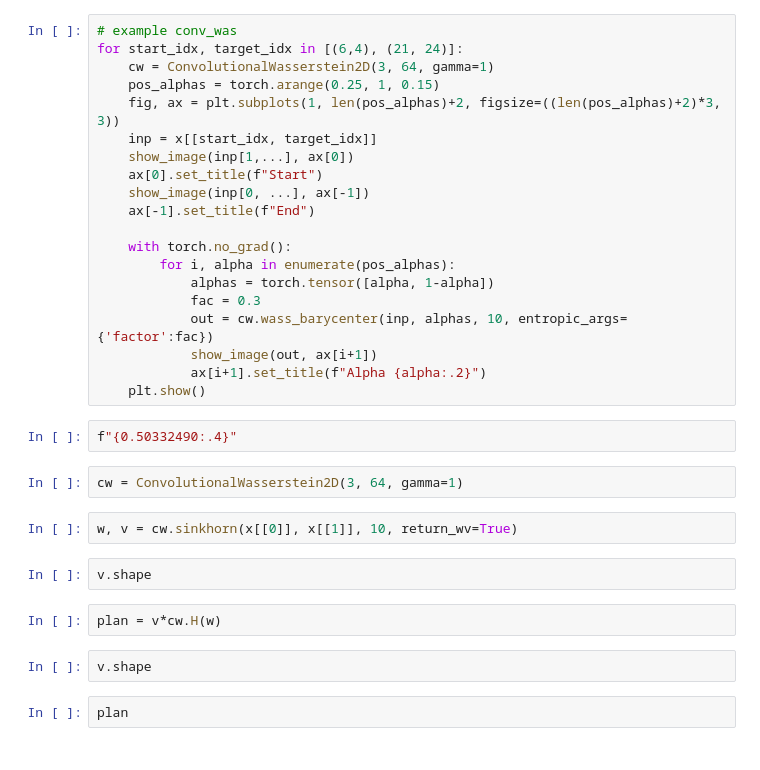
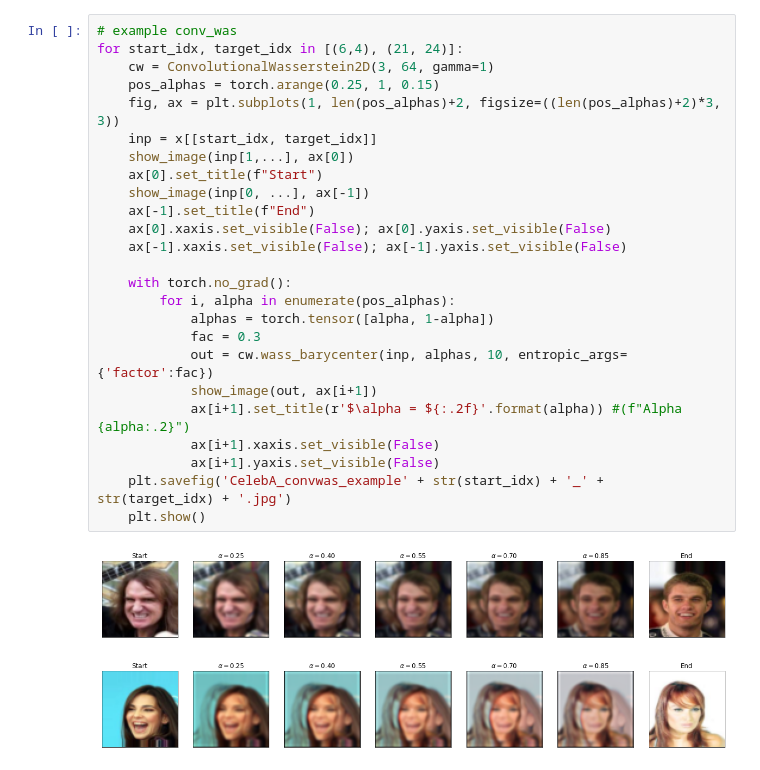
Before and after one commit to scoutsaachi/conv_was, a Jupyter notebook: CelebA.ipynb, the cells around one changed output. Saved outputs shown, nothing was run; the diff lists cells and outputs as text.

```diff
--- a/CelebA.ipynb
+++ b/CelebA.ipynb
@@ -117,34 +98,28 @@ for b in range(32):
 # %%
 # example conv_was
 for start_idx, target_idx in [(6,4), (21, 24)]:
     cw = ConvolutionalWasserstein2D(3, 64, gamma=1)
     pos_alphas = torch.arange(0.25, 1, 0.15)
     fig, ax = plt.subplots(1, len(pos_alphas)+2, figsize=((len(pos_alphas)+2)*3, 3))
     inp = x[[start_idx, target_idx]]
     show_image(inp[1,...], ax[0])
     ax[0].set_title(f"Start")
     show_image(inp[0, ...], ax[-1])
     ax[-1].set_title(f"End")
+    ax[0].xaxis.set_visible(False); ax[0].yaxis.set_visible(False)
+    ax[-1].xaxis.set_visible(False); ax[-1].yaxis.set_visible(False)
 
     with torch.no_grad():
         for i, alpha in enumerate(pos_alphas):
             alphas = torch.tensor([alpha, 1-alpha])
             fac = 0.3
             out = cw.wass_barycenter(inp, alphas, 10, entropic_args={'factor':fac})
             show_image(out, ax[i+1])
-            ax[i+1].set_title(f"Alpha {alpha:.2}")
+            ax[i+1].set_title(r'$\alpha = ${:.2f}'.format(alpha)) #(f"Alpha {alpha:.2}")
+            ax[i+1].xaxis.set_visible(False)
+            ax[i+1].yaxis.set_visible(False)
+    plt.savefig('CelebA_convwas_example' + str(start_idx) + '_' + str(target_idx) + '.jpg')
     plt.show()
+# %% [output]
+[figure, added]
+[figure, added]
-# %%
-f"{0.50332490:.4}"
-# %%
-cw = ConvolutionalWasserstein2D(3, 64, gamma=1)
-# %%
-w, v = cw.sinkhorn(x[[0]], x[[1]], 10, return_wv=True)
-# %%
-v.shape
-# %%
-plan = v*cw.H(w)
-# %%
-v.shape
-# %%
-plan
```
Also changed, not shown: parts of 21 cells of this notebook, 2 other files.
